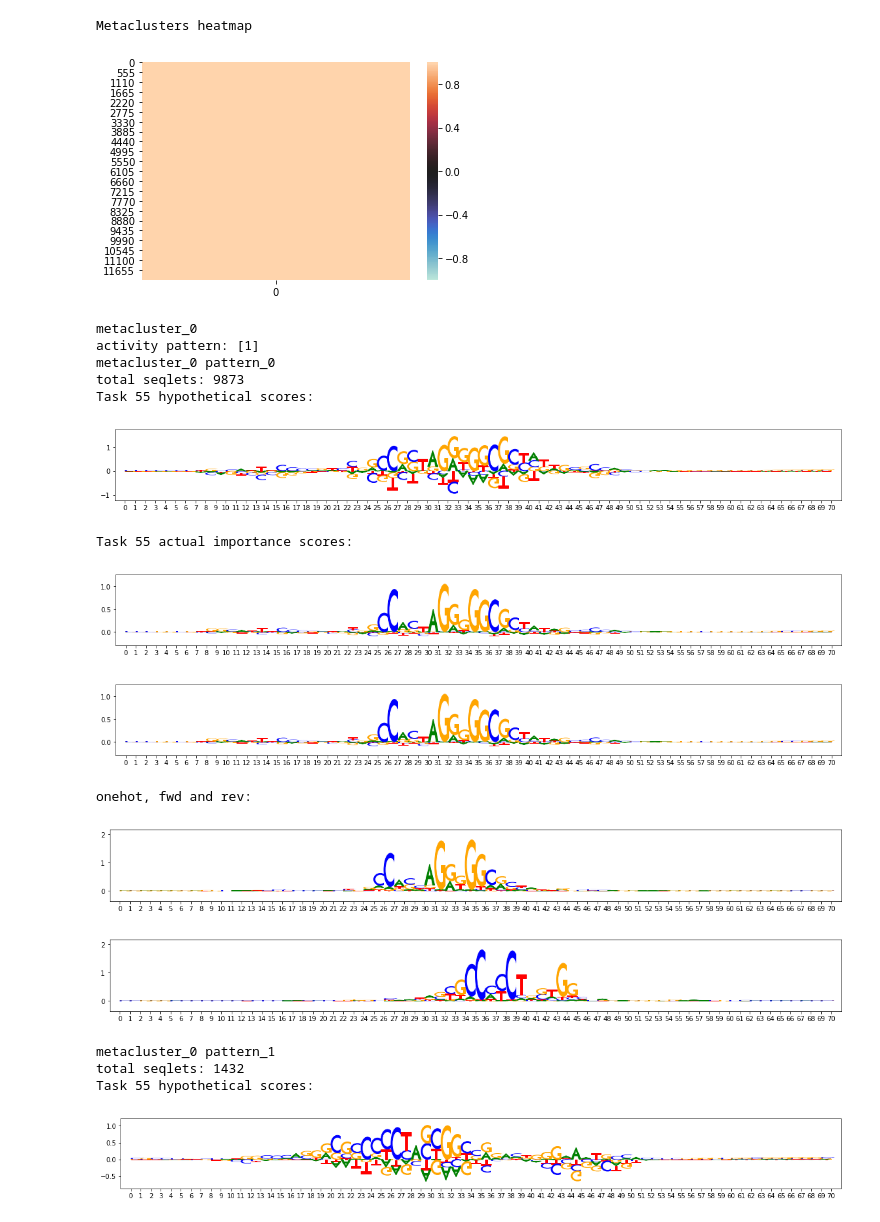
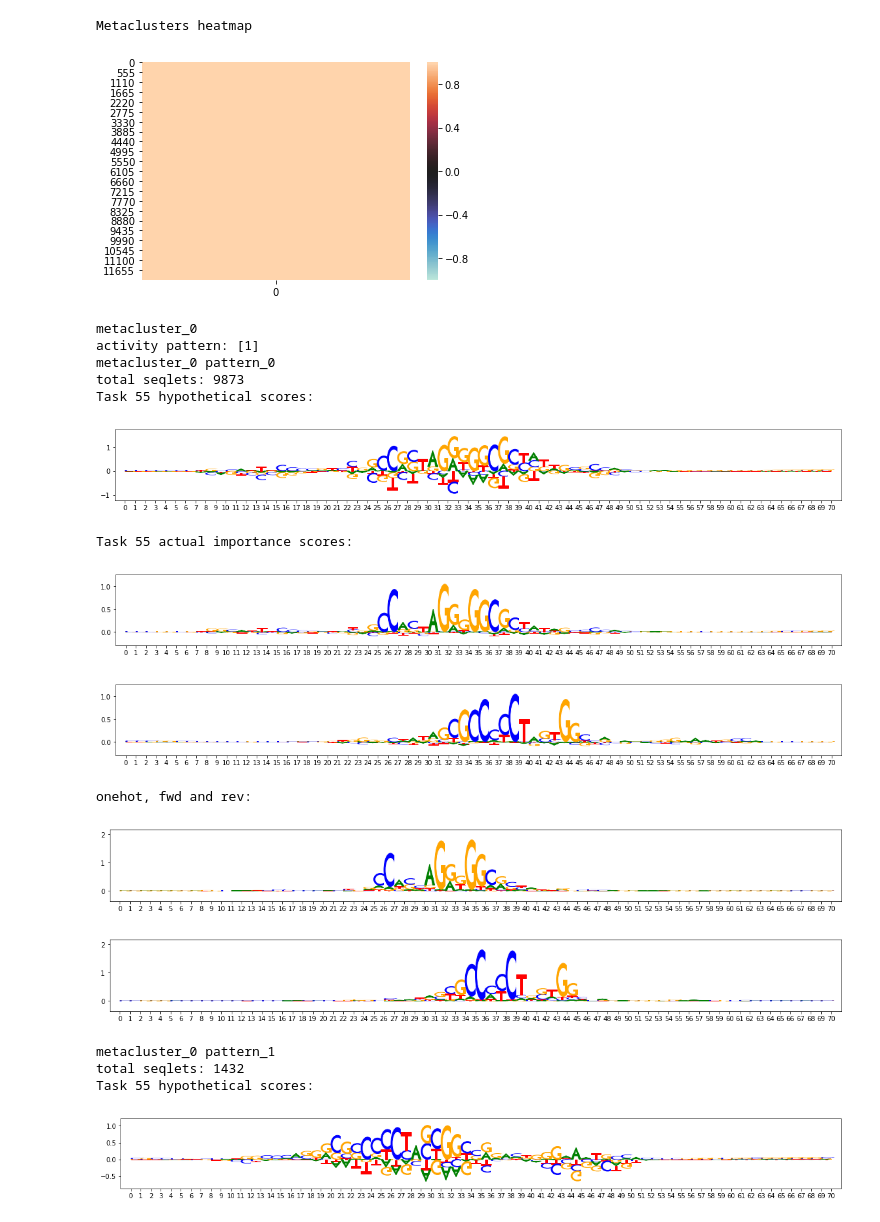
Before and after one commit to kundajelab/tfmodisco_bio_experiments, a Jupyter notebook: results/nandi/CTCF/CTCF_18_08_01/tfmodisco-visualization-CTCF-GM12878-ENCSR000DZN.ipynb, the cells around one changed output. Saved outputs shown, nothing was run; the diff lists cells and outputs as text; code cells hidden in the pictures.

```diff
--- a/results/nandi/CTCF/CTCF_18_08_01/tfmodisco-visualization-CTCF-GM12878-ENCSR000DZN.ipynb
+++ b/results/nandi/CTCF/CTCF_18_08_01/tfmodisco-visualization-CTCF-GM12878-ENCSR000DZN.ipynb
@@ -79,37 +79,35 @@ for metacluster_name in metacluster_names:
     if (len(all_pattern_names)==0):
         print("No motifs found for this activity pattern")
     for pattern_name in all_pattern_names:
         print(metacluster_name, pattern_name)
         all_patterns.append((metacluster_name, pattern_name))
         pattern = metacluster_grp["seqlets_to_patterns_result"]["patterns"][pattern_name]
         print("total seqlets:",len(pattern["seqlets_and_alnmts"]["seqlets"]))
         background = np.array([0.27, 0.23, 0.23, 0.27])
         print("Task 55 hypothetical scores:")
         viz_sequence.plot_weights(pattern["task55_hypothetical_contribs"]["fwd"])
         print("Task 55 actual importance scores:")
         viz_sequence.plot_weights(pattern["task55_contrib_scores"]["fwd"])
-
-
-        viz_sequence.plot_weights(pattern["task55_contrib_scores"]["fwd"])
+        viz_sequence.plot_weights(pattern["task55_contrib_scores"]["rev"])
         print("onehot, fwd and rev:")
         viz_sequence.plot_weights(viz_sequence.ic_scale(np.array(pattern["sequence"]["fwd"]),
                                                         background=background))
         viz_sequence.plot_weights(viz_sequence.ic_scale(np.array(pattern["sequence"]["rev"]),
                                                         background=background))
 
 hdf5_results.close()
 # %% [output]
 Metaclusters heatmap
 [figure]
 metacluster_0
 activity pattern: [1]
 metacluster_0 pattern_0
 total seqlets: 9873
 Task 55 hypothetical scores:
 [figure]
 Task 55 actual importance scores:
 [figure]
-[figure, old version]
+[figure, new version]
 onehot, fwd and rev:
 [figure]
 [figure]
```
Also changed, not shown: parts of 1 cell of this notebook.
